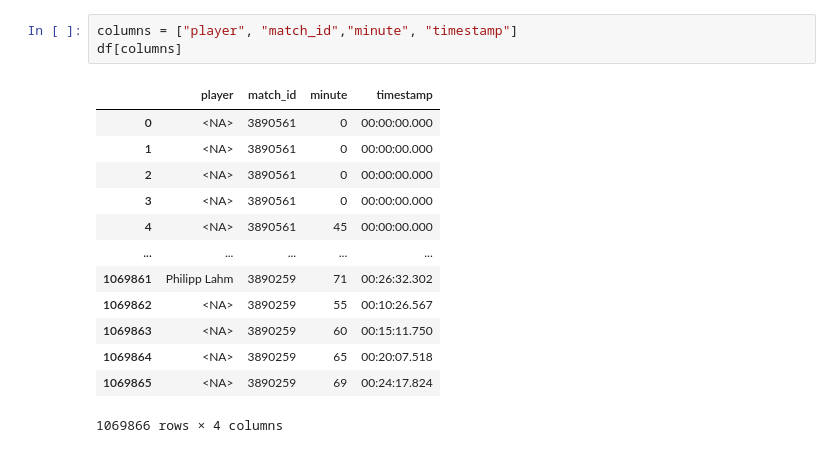
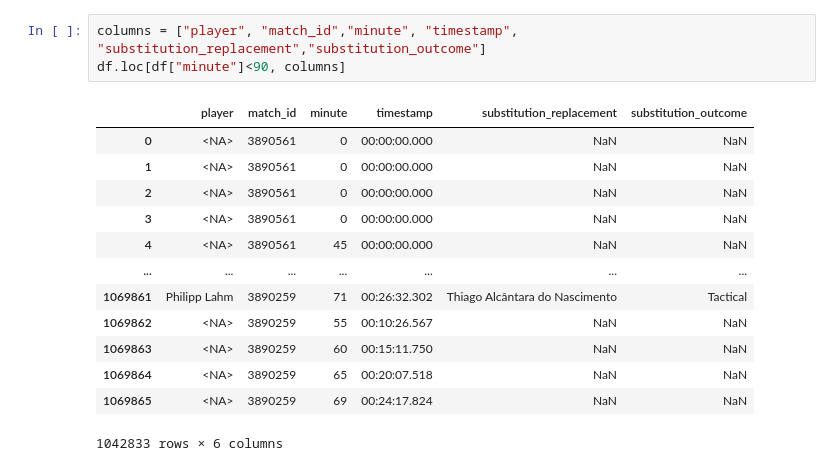
Before and after one commit to allorenz/football-player-similarity, a Jupyter notebook: src/standard_stats.ipynb, the cells around one changed output. Saved outputs shown, nothing was run; the diff lists cells and outputs as text.

```diff
--- a/src/standard_stats.ipynb
+++ b/src/standard_stats.ipynb
@@ -42,17 +32,17 @@ half_start_late_video_start
 # %%
-columns = ["player", "match_id","minute", "timestamp"]
-df[columns]
+columns = ["player", "match_id","minute", "timestamp", "substitution_replacement","substitution_outcome"]
+df.loc[df["minute"]<90, columns]
 # %% [output]
-|  | player | match_id | minute | timestamp |
-| 0 | <NA> | 3890561 | 0 | 00:00:00.000 |
-| 1 | <NA> | 3890561 | 0 | 00:00:00.000 |
-| 2 | <NA> | 3890561 | 0 | 00:00:00.000 |
-| 3 | <NA> | 3890561 | 0 | 00:00:00.000 |
-| 4 | <NA> | 3890561 | 45 | 00:00:00.000 |
-| ... | ... | ... | ... | ... |
-| 1069861 | Philipp Lahm | 3890259 | 71 | 00:26:32.302 |
-| 1069862 | <NA> | 3890259 | 55 | 00:10:26.567 |
-| 1069863 | <NA> | 3890259 | 60 | 00:15:11.750 |
-| 1069864 | <NA> | 3890259 | 65 | 00:20:07.518 |
-| 1069865 | <NA> | 3890259 | 69 | 00:24:17.824 |
+|  | player | match_id | minute | timestamp | substitution_replacement | substitution_outcome |
+| 0 | <NA> | 3890561 | 0 | 00:00:00.000 | NaN | NaN |
+| 1 | <NA> | 3890561 | 0 | 00:00:00.000 | NaN | NaN |
+| 2 | <NA> | 3890561 | 0 | 00:00:00.000 | NaN | NaN |
+| 3 | <NA> | 3890561 | 0 | 00:00:00.000 | NaN | NaN |
+| 4 | <NA> | 3890561 | 45 | 00:00:00.000 | NaN | NaN |
+| ... | ... | ... | ... | ... | ... | ... |
+| 1069861 | Philipp Lahm | 3890259 | 71 | 00:26:32.302 | Thiago Alcântara do Nascimento | Tactical |
+| 1069862 | <NA> | 3890259 | 55 | 00:10:26.567 | NaN | NaN |
+| 1069863 | <NA> | 3890259 | 60 | 00:15:11.750 | NaN | NaN |
+| 1069864 | <NA> | 3890259 | 65 | 00:20:07.518 | NaN | NaN |
+| 1069865 | <NA> | 3890259 | 69 | 00:24:17.824 | NaN | NaN |
-1069866 rows × 4 columns
+1042833 rows × 6 columns
```
Also changed, not shown: parts of 11 cells of this notebook.
